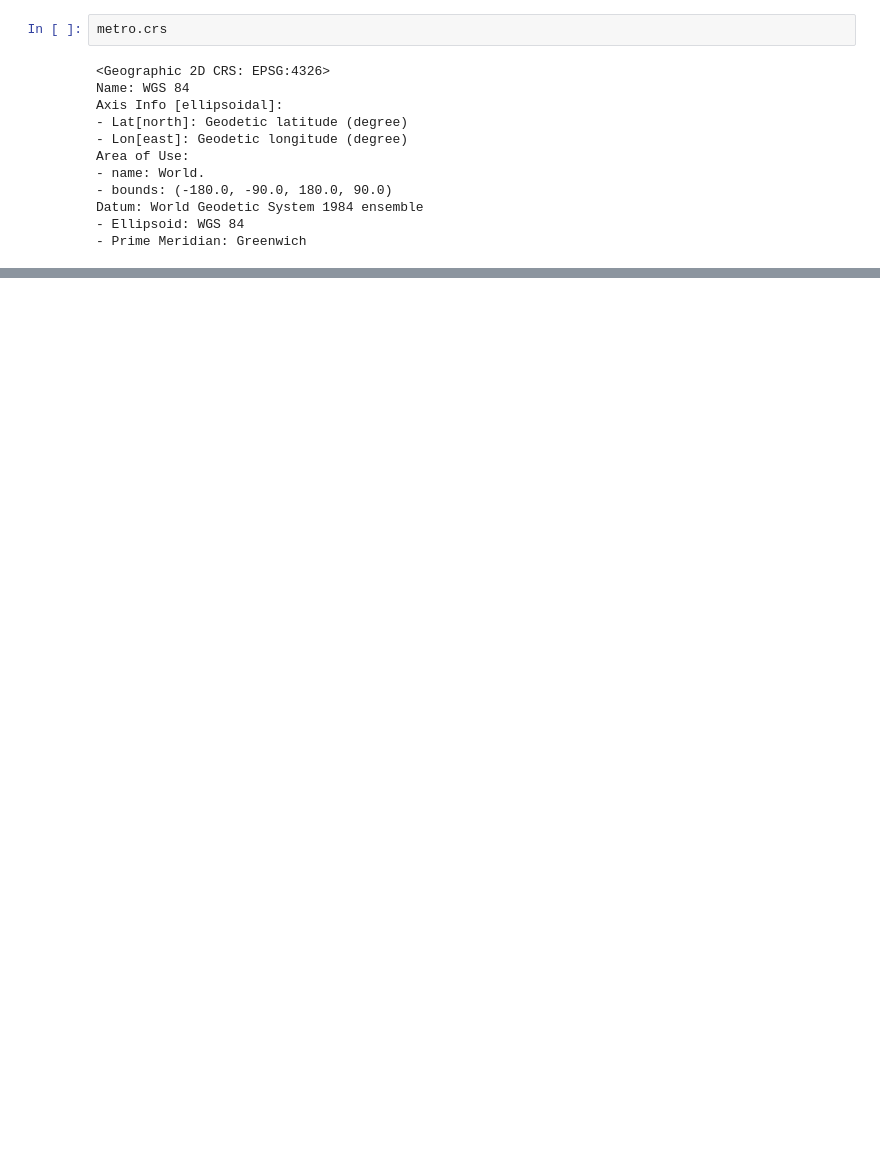
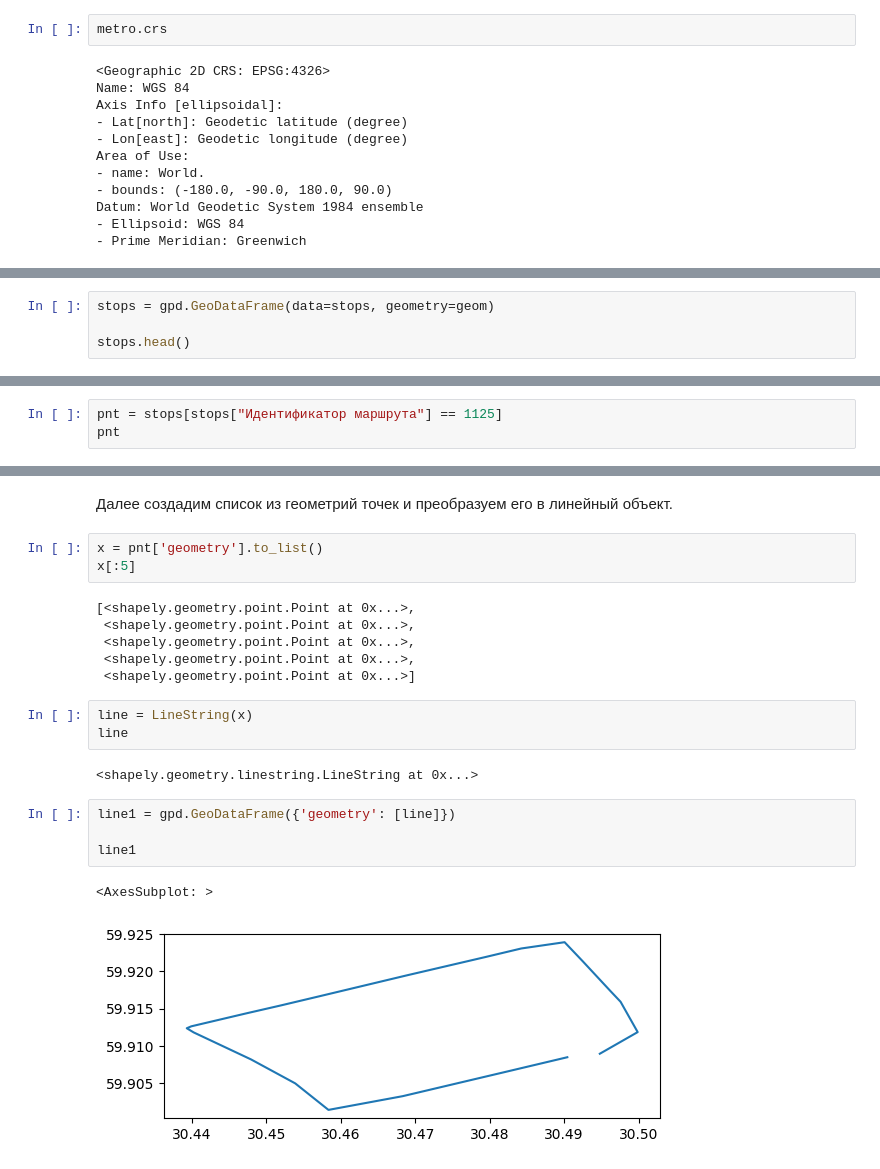
Before and after one commit to baltti/python-spatial, a Jupyter notebook: Основы работы с пространственными данными в python.ipynb, the cells around one changed output, grey strips where cells are left out. Cells and saved outputs as stored; diff of their text form; blank space fills up the shorter version.

Commit message:
general editing
added: crs transformation, geometry operations (some) and some geopandas stuff

```diff
--- a/Основы работы с пространственными данными в python.ipynb
+++ b/Основы работы с пространственными данными в python.ipynb
@@ -520,0 +724,4 @@ Datum: World Geodetic System 1984 ensemble
+# %%
+stops = gpd.GeoDataFrame(data=stops, geometry=geom)
+
+stops.head()
@@ -520,0 +738,3 @@ Datum: World Geodetic System 1984 ensemble
+# %%
+pnt = stops[stops["Идентификатор маршрута"] == 1125]
+pnt
@@ -520,0 +759,23 @@ Datum: World Geodetic System 1984 ensemble
+# %% [markdown]
+Далее создадим список из геометрий точек и преобразуем его в линейный объект.
+# %%
+x = pnt['geometry'].to_list()
+x[:5]
+# %% [output]
+[<shapely.geometry.point.Point at 0x...>,
+ <shapely.geometry.point.Point at 0x...>,
+ <shapely.geometry.point.Point at 0x...>,
+ <shapely.geometry.point.Point at 0x...>,
+ <shapely.geometry.point.Point at 0x...>]
+# %%
+line = LineString(x)
+line
+# %% [output]
+<shapely.geometry.linestring.LineString at 0x...>
+# %%
+line1 = gpd.GeoDataFrame({'geometry': [line]})
+
+line1
+# %% [output]
+<AxesSubplot: >
+[figure, added]
```
Also changed, not shown: parts of 89 cells of this notebook, 4 other files.
